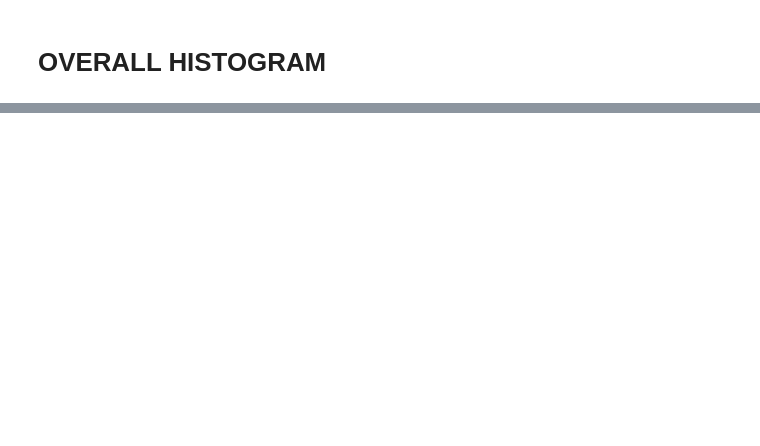
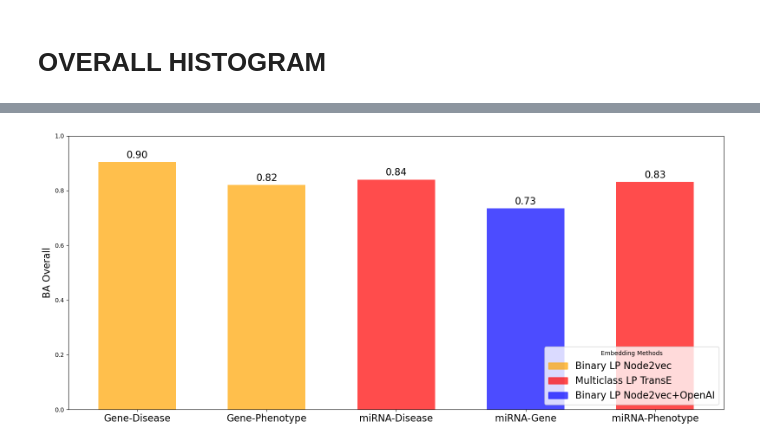
Before and after one commit to f-rrr/tesi-valutazione-metodi-graph-ml, a Jupyter notebook: overall_best_results.ipynb, the cells around one changed output, grey strips where cells are left out. Saved outputs shown, nothing was run; the diff lists cells and outputs as text; code cells hidden in the pictures; blank space fills up the shorter version.

Commit message:
updated legend label transcoding

```diff
--- a/overall_best_results.ipynb
+++ b/overall_best_results.ipynb
@@ -177,0 +115,77 @@ plt.show()
+# %%
+import numpy as np
+import matplotlib.pyplot as plt
+
+# Dati dal file CSV
+data = pd.read_csv(output_tmp_file)
+
+# Crea gli istogrammi
+labels = data["Coppia di tipi"]
+x = np.arange(len(labels))
+width = 0.6  # Larghezza per ogni barra
+
+# Colori distinti per ogni ID unico
+unique_ids = data["id"].unique()
+id_to_color = {'binary_naive100_node2vec': 'orange',
+ 'multiclass_naive100_transe':'red',
+ 'binary_text-embedding-3-small_node2vec':'blue'}
+# colors = plt.cm.tab10(np.linspace(0, 1, len(unique_ids)))  # Usa una mappa di colori
+# id_to_color = {id: colors[i] for i, id in enumerate(unique_ids)}
+# Dizionario di transcodifica x la legenda
+id_to_label = {
+    'binary_naive100_node2vec': 'Binary LP Node2vec',
+    'multiclass_naive100_transe': 'Multiclass LP TransE',
+    'binary_text-embedding-3-small_node2vec': 'Binary LP Node2vec+OpenAI'
+}
+
+fig, ax = plt.subplots(figsize=(16, 7))
+
+# Crea le barre con colori basati sugli ID
+bars = []
+legend_entries = []
+
+for i, (coppia, ba_mean, id_val) in enumerate(zip(data["Coppia di tipi"], data["BA Complessiva_mean"], data["id"])):
+    bar = ax.bar(x[i], ba_mean, width, color=id_to_color[id_val], alpha=0.7)
+    bars.append(bar)
+    # Crea voci di legenda uniche
+    if id_val not in legend_entries:
+        legend_entries.append(id_val)
+
+# Aggiungi etichette e titoli
+ax.set_ylabel('BA Overall', fontsize=16)
+ax.set_xticks(x)
+ax.set_xticklabels(labels, fontsize=16)
+
+# Crea la legenda manualmente con i nomi leggibili
+legend_handles = [plt.Rectangle((0, 0), 1, 1, color=id_to_color[id_val], alpha=0.7) for id_val in legend_entries]
+legend_labels = [id_to_label[id_val] for id_val in legend_entries]
+
+ax.legend(legend_handles, legend_labels, loc='lower right', fontsize=16, title='Embedding Methods')
+
+# # Crea la legenda manualmente
+# legend_handles = [plt.Rectangle((0,0), 1, 1, color=id_to_color[id_val], alpha=0.7) for id_val in legend_entries]
+# ax.legend(legend_handles, legend_entries, loc='lower right', fontsize=16, title='Embedding Methods')
+
+# Mostra i valori numerici sopra le barre
+def autolabel(rects):
+    for rect in rects:
+        height = rect.get_height()
+        ax.annotate(f'{height:.2f}',
+                    xy=(rect.get_x() + rect.get_width() / 2, height),
+                    xytext=(0, 3),
+                    textcoords="offset points",
+                    ha='center', va='bottom', fontsize=16)
+
+for bar in bars:
+    autolabel(bar)
+
+# Mantieni l'asse y tra 0 e 1
+ax.set_ylim(0, 1)
+
+# Mostra il grafico
+plt.tight_layout()
+plt.show()
+
+fig.savefig(output_histogram_file)
+# %% [output]
+[figure, added]
```
Also changed, not shown: parts of 2 cells of this notebook.
